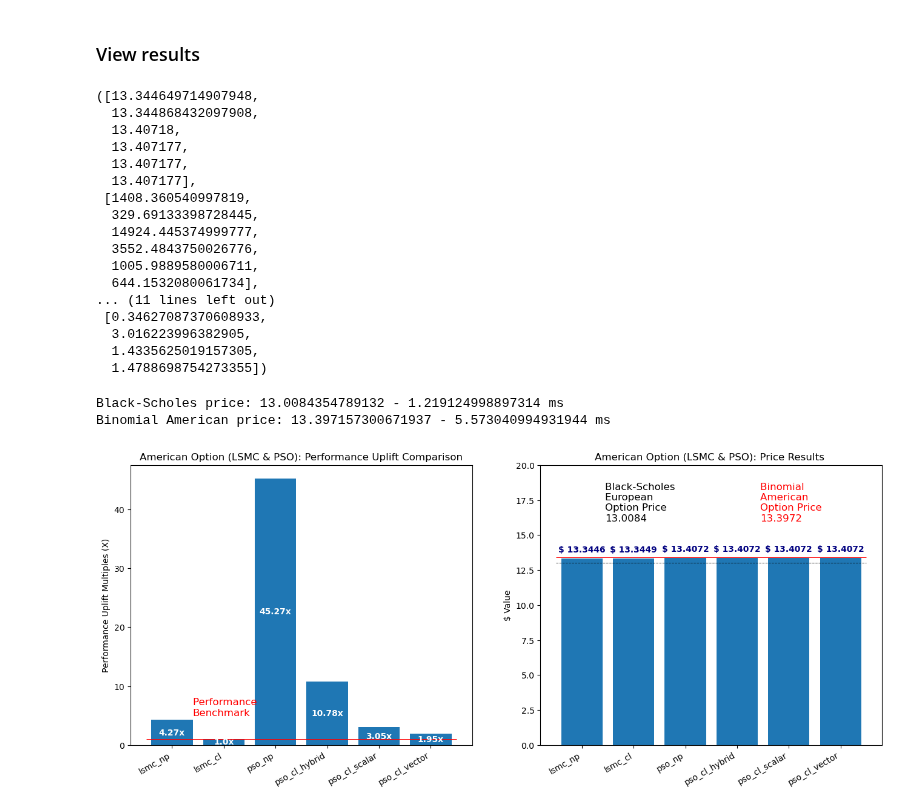
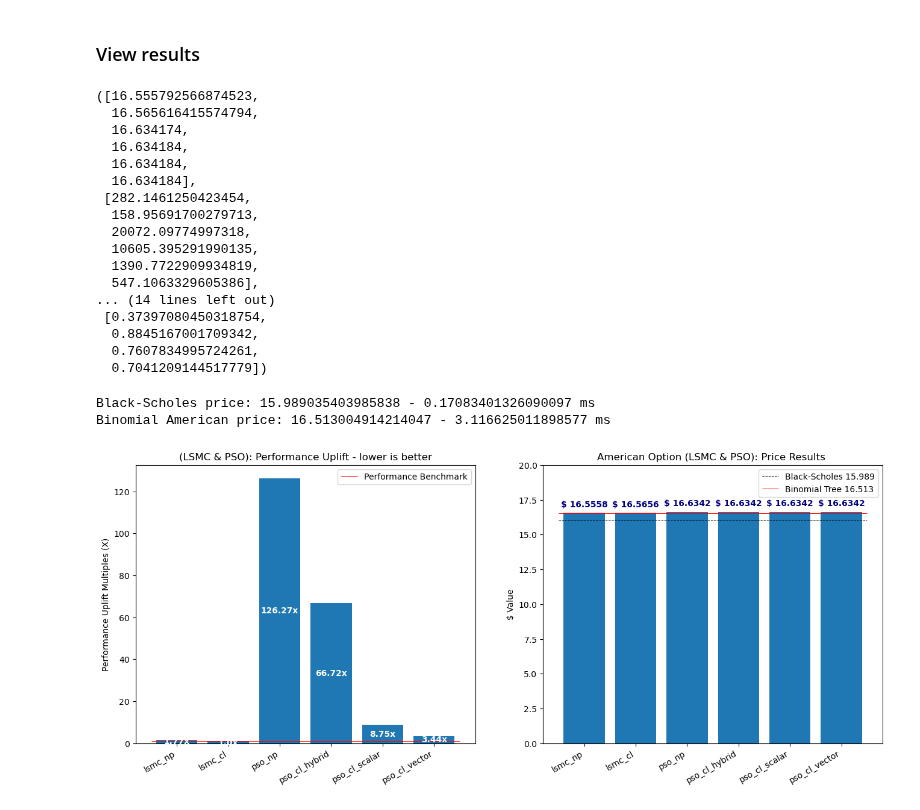
Before and after one commit to AIScorpio/Fin_GPU, a Jupyter notebook: src/American_option.ipynb, the cells around one changed output. Cells and saved outputs as stored; diff of their text form; code cells hidden in the pictures.

```diff
--- a/src/American_option.ipynb
+++ b/src/American_option.ipynb
@@ -29,8 +29,8 @@ Platform - Profile: FULL_PROFILE
  Device - Max Work Group Size: 256
  Device - Float Atomics Supported: True
 # %%
-S0, r, sigma, T, nPath, nPeriod, K, opttype, nFish = 100.0, 0.03, 0.3, 1.0, 20000, 200, 105.0, 'P', 500
-# S0, r, sigma, T, nPath, nPeriod, K, opttype, nFish = 100.0, 0.03, 0.3, 1.0, 2**14, 2**8, 110.0, 'P', 2**8
+# S0, r, sigma, T, nPath, nPeriod, K, opttype, nFish = 100.0, 0.03, 0.3, 1.0, 20000, 200, 105.0, 'P', 500
+S0, r, sigma, T, nPath, nPeriod, K, opttype, nFish = 100.0, 0.03, 0.3, 1.0, 20000, 2**8, 110.0, 'P', 2**9
 mc = hybridMonteCarlo(S0, r, sigma, T, nPath, nPeriod, K, opttype, nFish)
 print(f'{nPath} paths, {nPeriod} periods, {nFish} particles.\n')
 print(f'St in shape {mc.St.shape}')
@@ -95,12 +95,12 @@ p_pso_cl_hy, t_pso_cl_hy, search, fit, rest = pso_cl_hy.solvePsoAmerOption_cl()
 print(f'iter: {len(search)}, avg component time: search - {np.array(search).mean()} ms, fit - {np.array(fit).mean()} ms, rest - {np.array(rest).mean()} ms')
 pso_search.append(np.array(search).mean()), pso_fit.append(np.array(fit).mean()), pso_update.append(np.array(rest).mean())
 
-pso_cl_sc = PSO_OpenCL_scalar(mc, nFish)
+pso_cl_sc = PSO_OpenCL_scalar(mc, nFish, direction='backward')
 p_pso_cl_sc, t_pso_cl_sc, search, fit, rest = pso_cl_sc.solvePsoAmerOption_cl()
 print(f'iter: {len(search)}, avg component time: search - {np.array(search).mean()} ms, fit - {np.array(fit).mean()} ms, rest - {np.array(rest).mean()} ms')
 pso_search.append(np.array(search).mean()), pso_fit.append(np.array(fit).mean()), pso_update.append(np.array(rest).mean())
 
-pso_cl_vec = PSO_OpenCL_vec(mc, nFish)
+pso_cl_vec = PSO_OpenCL_vec(mc, nFish, vec_size=8)
 p_pso_cl_vec, t_pso_cl_vec, search, fit, rest = pso_cl_vec.solvePsoAmerOption_cl()
 print(f'iter: {len(search)}, avg component time: search - {np.array(search).mean()} ms, fit - {np.array(fit).mean()} ms, rest - {np.array(rest).mean()} ms')
 pso_search.append(np.array(search).mean()), pso_fit.append(np.array(fit).mean()), pso_update.append(np.array(rest).mean())
@@ -126,53 +126,52 @@ mc.cleanUp()
 # %%
 prices, elapses, labels, pso_search, pso_fit, pso_update
 # %% [output]
-([13.344649714907948,
-  13.344868432097908,
-  13.40718,
-  13.407177,
-  13.407177,
-  13.407177],
- [1408.360540997819,
-  329.69133398728445,
-  14924.445374999777,
-  3552.4843750026776,
-  1005.9889580006711,
-  644.1532080061734],
-... (11 lines left out)
- [0.34627087370608933,
-  3.016223996382905,
-  1.4335625019157305,
-  1.4788698754273355])
+([16.555792566874523,
+  16.565616415574794,
+  16.634174,
+  16.634184,
+  16.634184,
+  16.634184],
+ [282.1461250423454,
+  158.95691700279713,
+  20072.09774997318,
+  10605.395291990135,
+  1390.7722909934819,
+  547.1063329605386],
+... (14 lines left out)
+ [0.37397080450318754,
+  0.8845167001709342,
+  0.7607834995724261,
+  0.7041209144517779])
 # %%
 blackscholes, _ = bm.blackScholes(S0, K, r, sigma, T, opttype)
 binomial, _ = bm.binomialAmericanOption(S0, K, r, sigma, nPeriod, T, opttype)
 
 fig, (ax1, ax2) = plt.subplots(1, 2, figsize=(16,6))
 
 elapses = np.array(elapses)
 uplift = list(np.round(elapses / np.min(elapses), 2))
 
 bar1 = ax1.bar(np.arange(len(prices)), uplift)
-ax1.set_title('American Option (LSMC & PSO): Performance Uplift Comparison')
+ax1.set_title('(LSMC & PSO): Performance Uplift - lower is better')
 ax1.set_ylabel('Performance Uplift Multiples (X)')
 ax1.set_xticks(np.arange(len(prices)), labels=labels, rotation=30, horizontalalignment='right')
 ax1.bar_label(bar1, fmt='{}x', label_type='center', color='white', fontsize = 10, fontweight = 'bold')
-ax1.hlines(1, -.5, 5.5, colors='r', lw=.7)
-ax1.text(0.4, 5, 'Performance \nBenchmark', color = 'red', fontsize=12)
+ax1.hlines(1, -.5, 5.5, colors='r', lw=.7, label='Performance Benchmark')
+ax1.legend()
 
 bar2 = ax2.bar(np.arange(len(prices)), prices)
 ax2.set_title('American Option (LSMC & PSO): Price Results ')
 ax2.set_ylabel('$ Value')
 ax2.set_xticks(np.arange(len(prices)), labels=labels, rotation=30, horizontalalignment='right')
 ax2.set_ylim(ymax=20)
 ax2.bar_label(bar2, fmt='$ %.4f', label_type='edge', rotation=0, color='navy', fontsize = 10, padding=5, fontweight = 'bold')
-ax2.hlines(blackscholes, -.5, 5.5, colors='black', lw=.7, linestyles='dashed')
-ax2.hlines(binomial, -.5, 5.5, colors='r', lw=.7)
-ax2.text(.45, 16., f'Black-Scholes \nEuropean \nOption Price \n{np.round(blackscholes,4)}', color = 'black', fontsize=12)
-ax2.text(3.45, 16., f'Binomial \nAmerican \nOption Price \n{np.round(binomial,4)}', color = 'red', fontsize=12)
+ax2.hlines(blackscholes, -.5, 5.5, colors='black', lw=.7, linestyles='dashed', label=f'Black-Scholes {np.round(blackscholes,4)}')
+ax2.hlines(binomial, -.5, 5.5, colors='r', lw=.7, label=f'Binomial Tree {np.round(binomial,4)}')
+ax2.legend()
 
 plt.show()
 # %% [output]
-Black-Scholes price: 13.0084354789132 - 1.219124998897314 ms
-Binomial American price: 13.397157300671937 - 5.573040994931944 ms
+Black-Scholes price: 15.989035403985838 - 0.17083401326090097 ms
+Binomial American price: 16.513004914214047 - 3.116625011898577 ms
-[figure, old version]
+[figure, new version]
```
Also changed, not shown: parts of 9 cells of this notebook.
